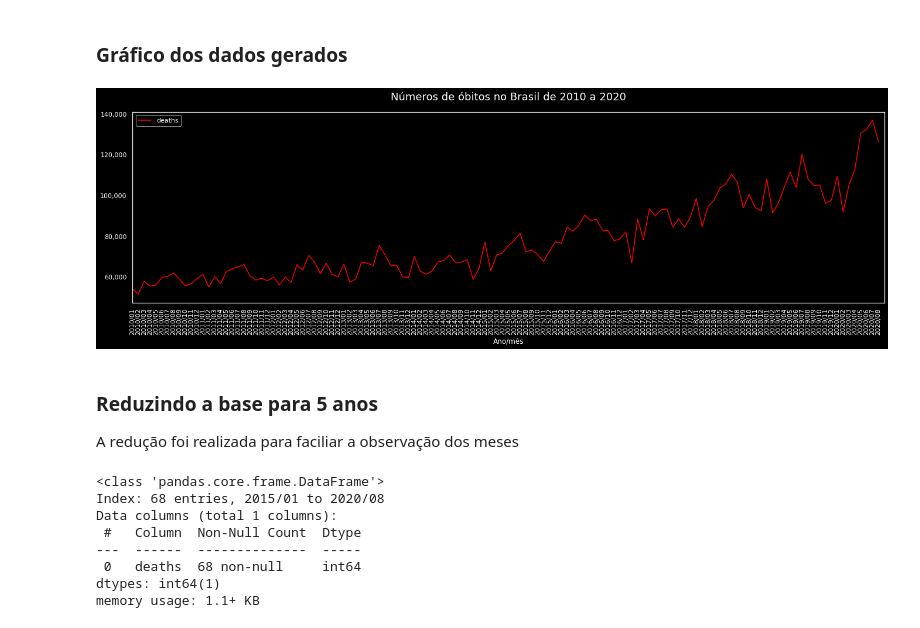
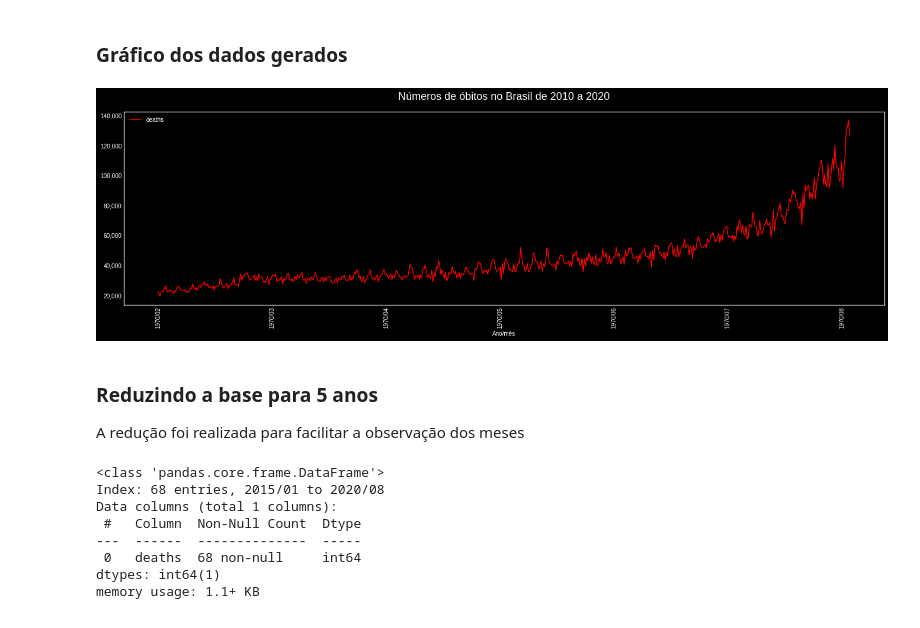
Before and after one commit to avellar1975/DataScience, a Jupyter notebook: jupyter_notebooks/Evandro_Ferreira_de_Avellar.ipynb, the cells around one changed output. Drawn from its saved outputs; the diff is of its cells as text; code cells hidden in the pictures.

```diff
--- a/jupyter_notebooks/Evandro_Ferreira_de_Avellar.ipynb
+++ b/jupyter_notebooks/Evandro_Ferreira_de_Avellar.ipynb
@@ -59,7 +61,10 @@ from matplotlib import ticker
 # %% [markdown]
 ### Carregando nosso dataset
 # %%
-obitos = pd.read_csv('https://raw.githubusercontent.com/avellar1975/DataScience/main/dados/obitos_2010_2020.csv')
+#obitos = pd.read_csv('https://raw.githubusercontent.com/avellar1975/DataScience/main/dados/obitos_2010_2020.csv')
+
+# obitos totais
+obitos = pd.read_csv('https://raw.githubusercontent.com/avellar1975/DataScience/main/dados/obitos-registro-civil.csv')
 obitos.head()
 # %% [output]
 |  | year | month | state | deaths |
@@ -102,30 +107,30 @@ obitos_agrupados.tail()
 # %%
 # style
 plt.style.use('dark_background')
 
 # create a color palette
 palette = plt.get_cmap('hsv')
 
 ax = obitos_agrupados.plot(figsize=(23,6), colormap=palette, grid=False)
 
 ax.yaxis.set_major_formatter(ticker.StrMethodFormatter("{x:,.0f}"))
 
 ax.xaxis
 ax.set_title('Números de óbitos no Brasil de 2010 a 2020', fontsize=18, pad=20, color='white')
 
 plt.xticks(rotation=90)
-plt.xlim(0, 128)
-ax.set_xticks(range(0,128))
+#plt.xlim(0, 128)
+#ax.set_xticks(range(0,128))
 ax.set_xticklabels(obitos_agrupados.T.columns)
 
 
 plt.show()
 # %% [output]
-[figure, old version]
+[figure, new version]
 # %% [markdown]
 ### Reduzindo a base para 5 anos
 
-A redução foi realizada para faciliar a observação dos meses
+A redução foi realizada para facilitar a observação dos meses
 # %%
 obitos_5_anos = obitos_agrupados[60:]
 obitos_5_anos.info()
```
Also changed, not shown: parts of 24 cells of this notebook.
